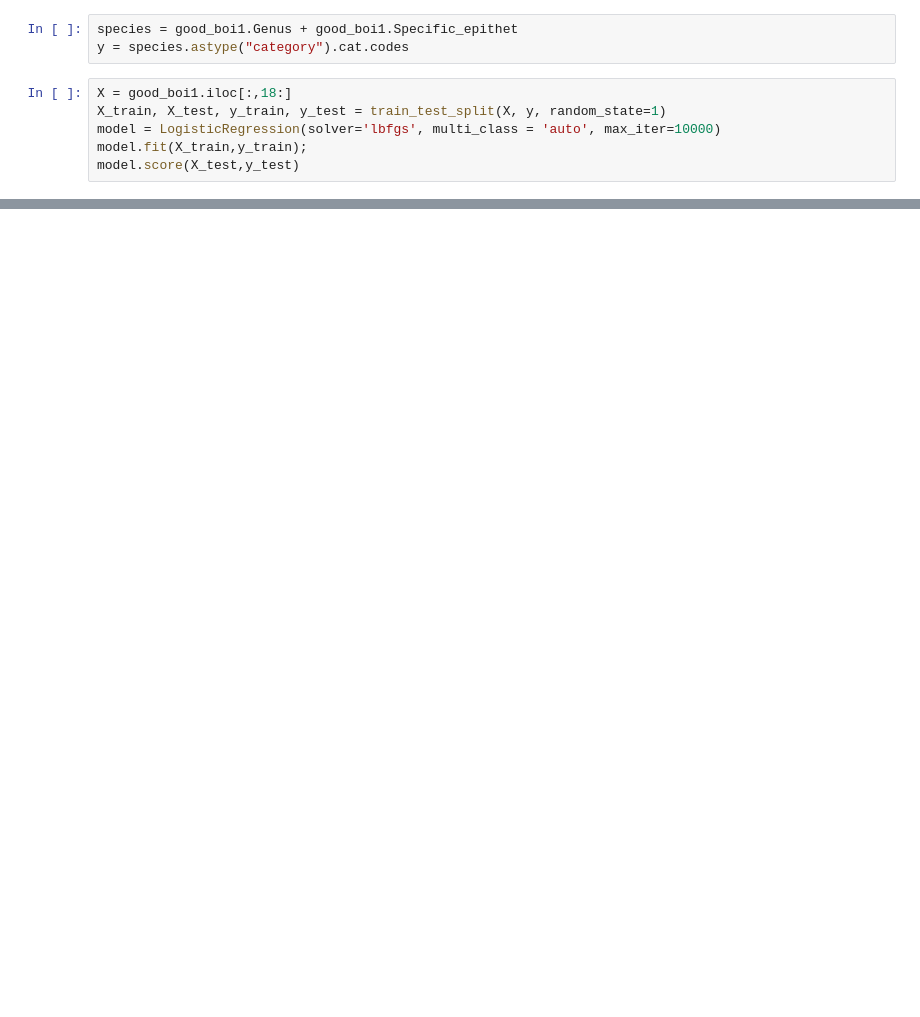
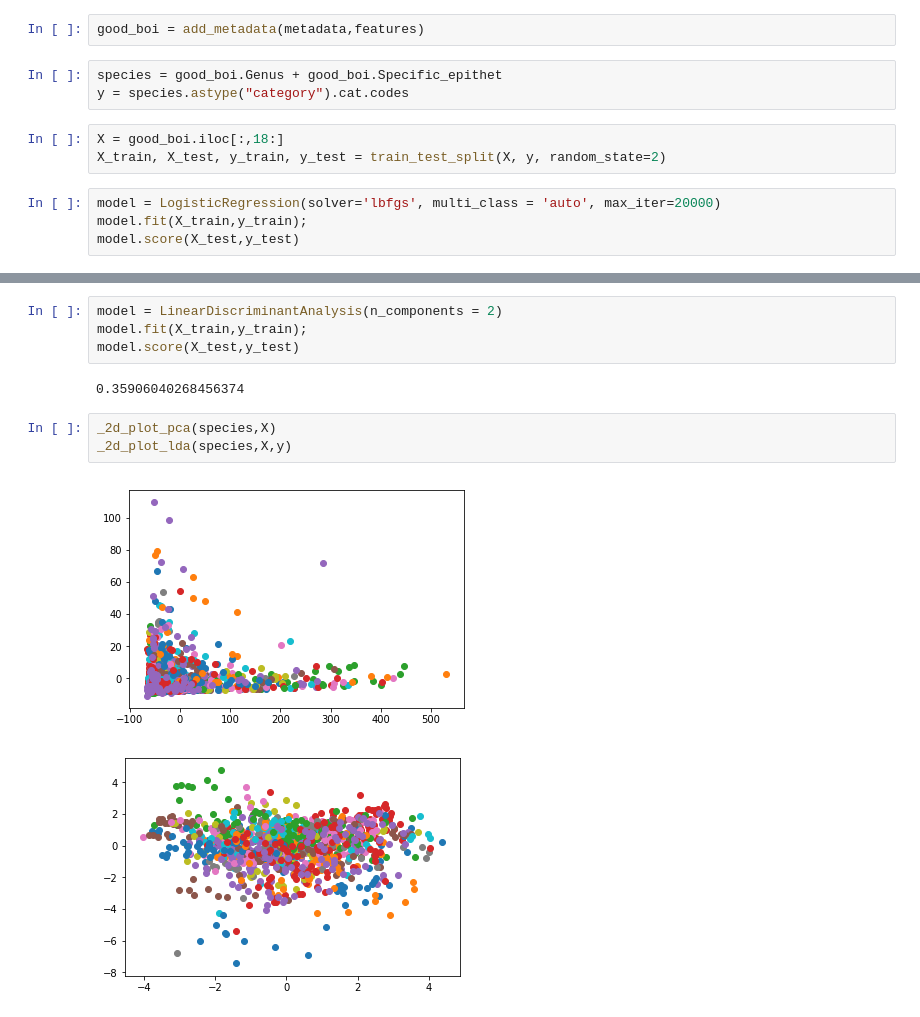
Before and after one commit to caleb-dilsavor/Bird, a Jupyter notebook: notebooks/logistic_regression.ipynb, the cells around one changed output, grey strips where cells are left out. Saved outputs shown, nothing was run; the diff lists cells and outputs as text; blank space fills up the shorter version.

Commit message:
discriminant

```diff
--- a/notebooks/logistic_regression.ipynb
+++ b/notebooks/logistic_regression.ipynb
@@ -23,10 +97,13 @@ good_boi1 = add_metadata(metadata1,features1)
+# %%
+good_boi = add_metadata(metadata,features)
 # %%
-species = good_boi1.Genus + good_boi1.Specific_epithet
+species = good_boi.Genus + good_boi.Specific_epithet
 y = species.astype("category").cat.codes
+# %%
+X = good_boi.iloc[:,18:]
+X_train, X_test, y_train, y_test = train_test_split(X, y, random_state=2)
 # %%
-X = good_boi1.iloc[:,18:]
-X_train, X_test, y_train, y_test = train_test_split(X, y, random_state=1)
-model = LogisticRegression(solver='lbfgs', multi_class = 'auto', max_iter=10000)
+model = LogisticRegression(solver='lbfgs', multi_class = 'auto', max_iter=20000)
 model.fit(X_train,y_train);
 model.score(X_test,y_test)
 # %% [output]
@@ -118,0 +111,12 @@ for i in range(0,27):
+# %%
+model = LinearDiscriminantAnalysis(n_components = 2)
+model.fit(X_train,y_train);
+model.score(X_test,y_test)
+# %% [output]
+0.35906040268456374
+# %%
+_2d_plot_pca(species,X)
+_2d_plot_lda(species,X,y)
+# %% [output]
+[figure, added]
+[figure, added]
```
Also changed, not shown: parts of 27 cells of this notebook.
